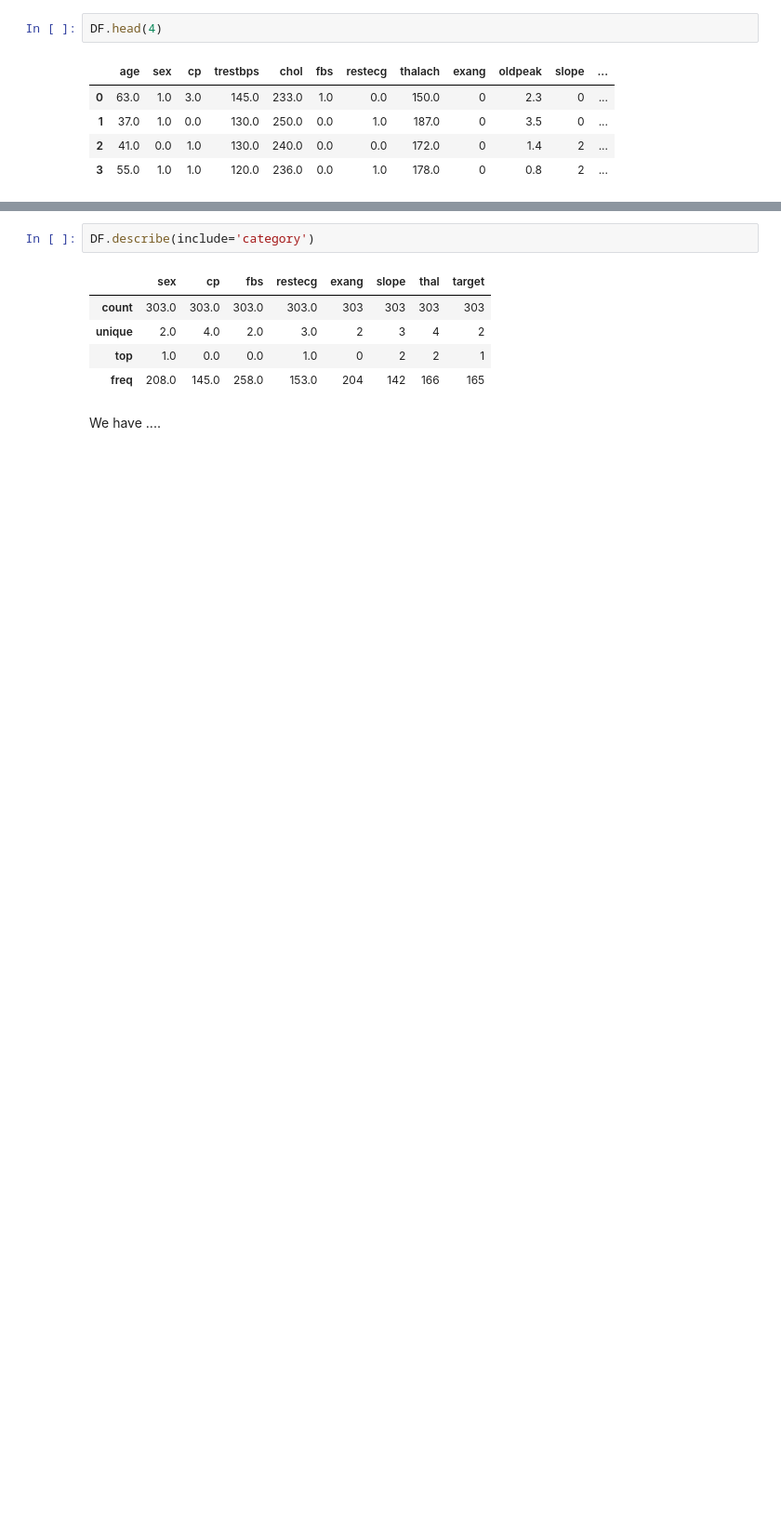
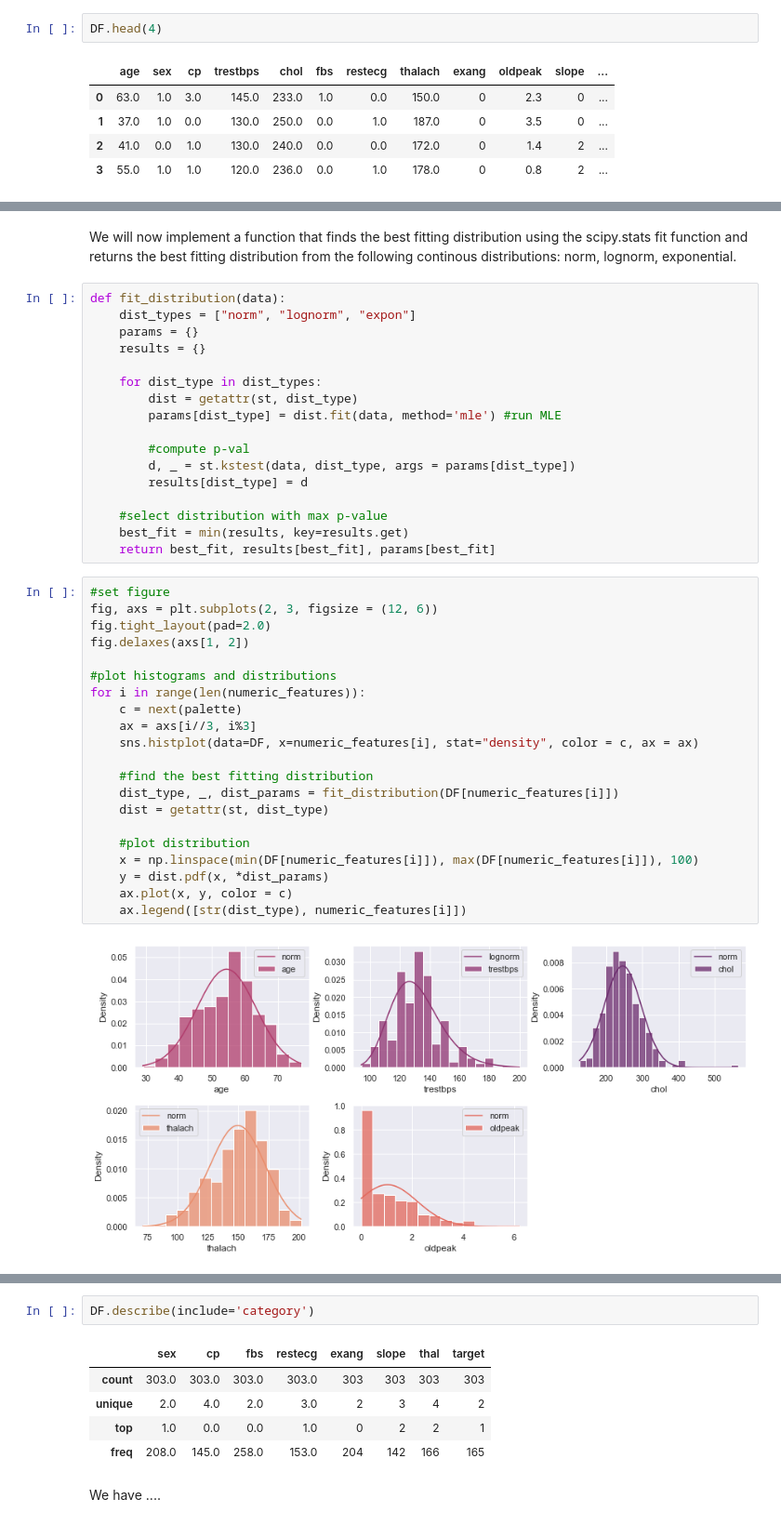
Before and after one commit to barboym/hw_statistics_runi, a Jupyter notebook: HW3/HW3.ipynb, the cells around one changed output, grey strips where cells are left out. Shown at 93% size. Saved outputs shown, nothing was run; the diff lists cells and outputs as text; blank space fills up the shorter version.

```diff
--- a/HW3/HW3.ipynb
+++ b/HW3/HW3.ipynb
@@ -292,0 +299,42 @@ DF.describe()
+# %% [markdown]
+We will now implement a function that finds the best fitting distribution using the scipy.stats fit function and returns the best fitting distribution from the following continous distributions: norm, lognorm, exponential.
+# %%
+def fit_distribution(data):
+    dist_types = ["norm", "lognorm", "expon"]
+    params = {}
+    results = {}
+
+    for dist_type in dist_types:
+        dist = getattr(st, dist_type)
+        params[dist_type] = dist.fit(data, method='mle') #run MLE
+
+        #compute p-val
+        d, _ = st.kstest(data, dist_type, args = params[dist_type])
+        results[dist_type] = d
+
+    #select distribution with max p-value
+    best_fit = min(results, key=results.get)
+    return best_fit, results[best_fit], params[best_fit]
+# %%
+#set figure
+fig, axs = plt.subplots(2, 3, figsize = (12, 6))
+fig.tight_layout(pad=2.0)
+fig.delaxes(axs[1, 2])
+
+#plot histograms and distributions
+for i in range(len(numeric_features)):
+    c = next(palette)
+    ax = axs[i//3, i%3]
+    sns.histplot(data=DF, x=numeric_features[i], stat="density", color = c, ax = ax)
+
+    #find the best fitting distribution
+    dist_type, _, dist_params = fit_distribution(DF[numeric_features[i]])
+    dist = getattr(st, dist_type)
+
+    #plot distribution
+    x = np.linspace(min(DF[numeric_features[i]]), max(DF[numeric_features[i]]), 100)
+    y = dist.pdf(x, *dist_params)
+    ax.plot(x, y, color = c)
+    ax.legend([str(dist_type), numeric_features[i]])
+# %% [output]
+[figure, added]
```
Also changed, not shown: parts of 7 cells of this notebook.
